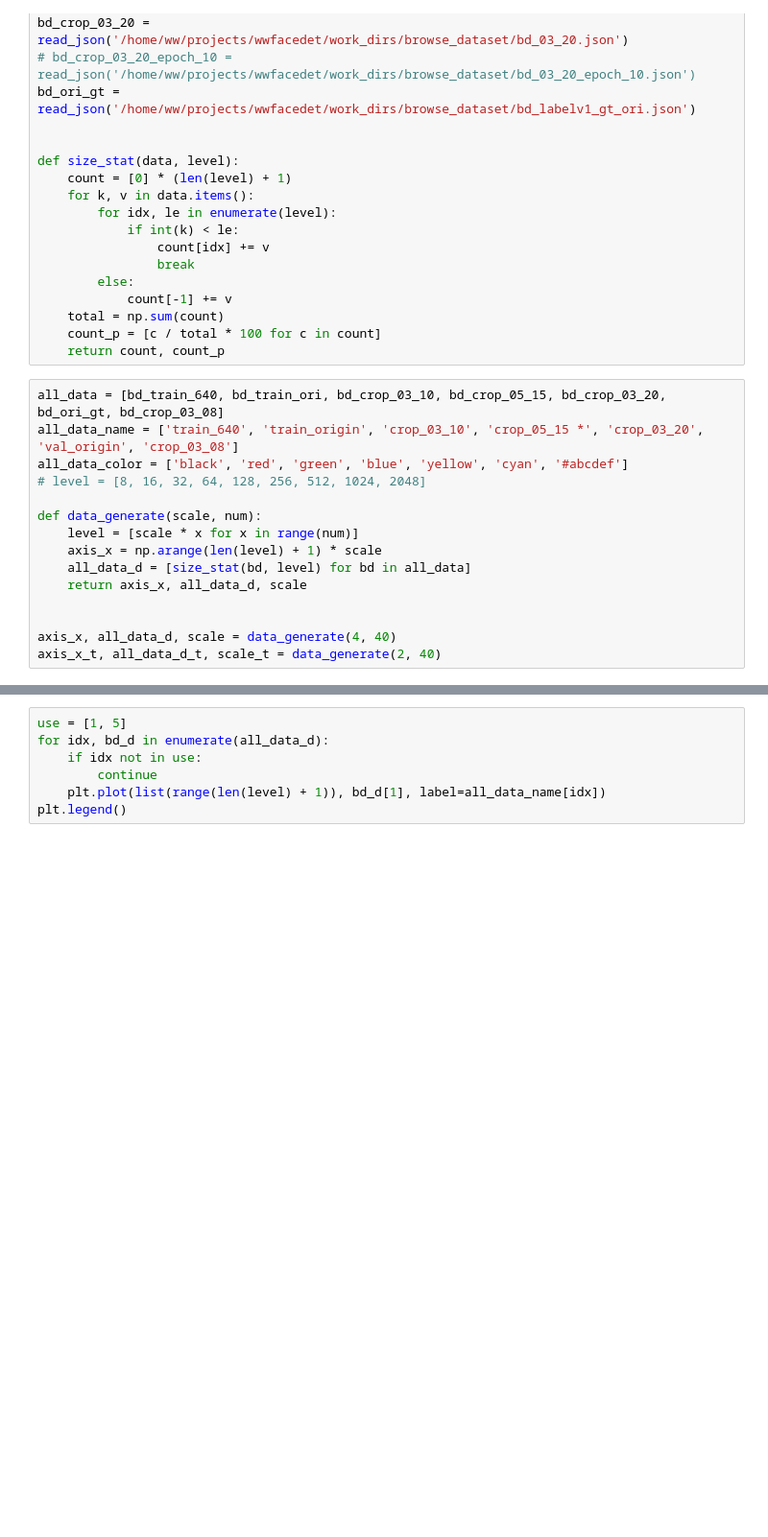
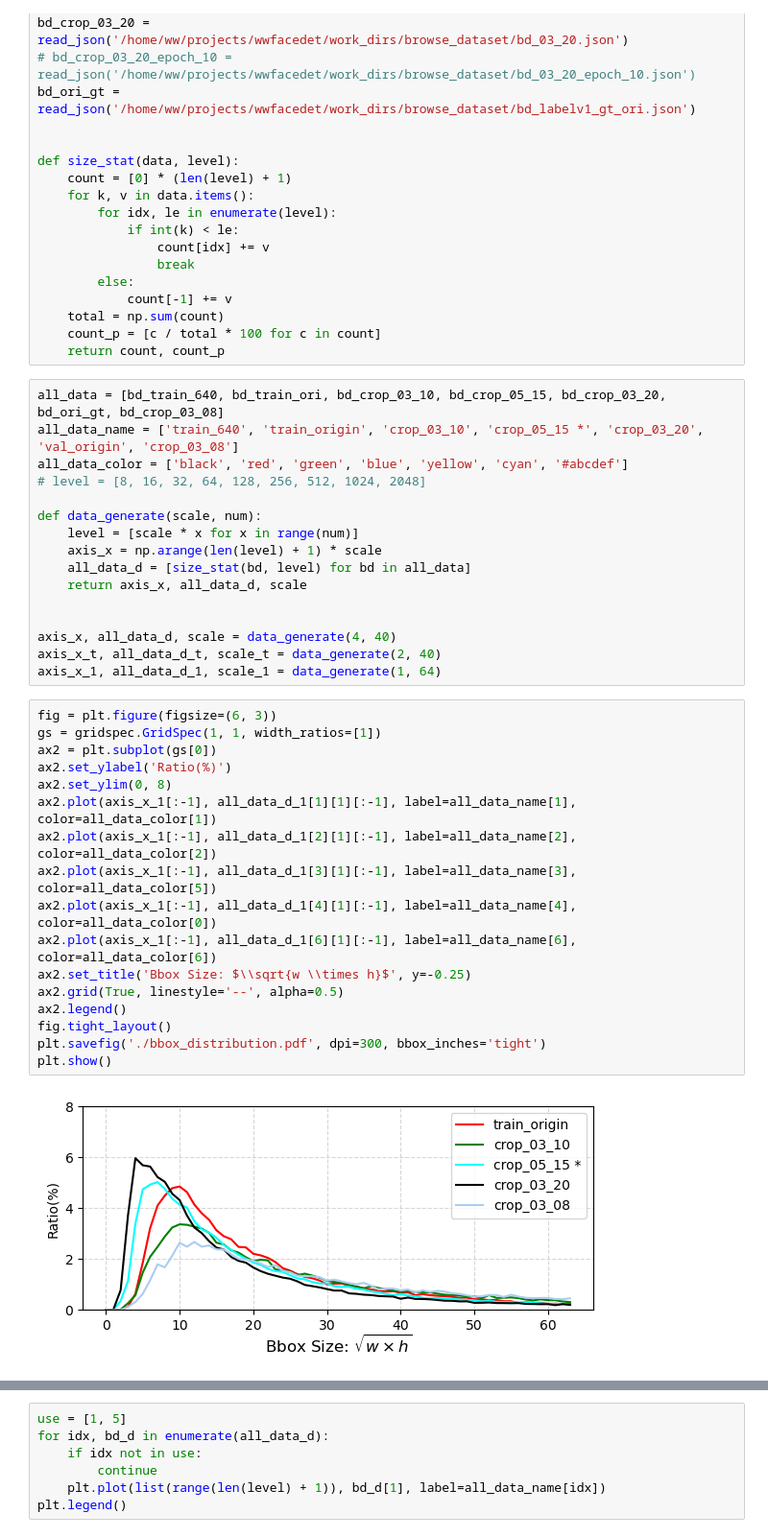
Before and after one commit to Wwupup/wwfacedet, a Jupyter notebook: experiments/bbox_distribution.ipynb, the cells around one changed output, grey strips where cells are left out. Shown at 96% size. Cells and saved outputs as stored; diff of their text form; blank space fills up the shorter version.

```diff
--- a/experiments/bbox_distribution.ipynb
+++ b/experiments/bbox_distribution.ipynb
@@ -46,6 +46,26 @@ def data_generate(scale, num):
 
 axis_x, all_data_d, scale = data_generate(4, 40)
 axis_x_t, all_data_d_t, scale_t = data_generate(2, 40)
+axis_x_1, all_data_d_1, scale_1 = data_generate(1, 64)
+# %%
+fig = plt.figure(figsize=(6, 3))
+gs = gridspec.GridSpec(1, 1, width_ratios=[1])
+ax2 = plt.subplot(gs[0])
+ax2.set_ylabel('Ratio(%)')
+ax2.set_ylim(0, 8)
+ax2.plot(axis_x_1[:-1], all_data_d_1[1][1][:-1], label=all_data_name[1], color=all_data_color[1])
+ax2.plot(axis_x_1[:-1], all_data_d_1[2][1][:-1], label=all_data_name[2], color=all_data_color[2])
+ax2.plot(axis_x_1[:-1], all_data_d_1[3][1][:-1], label=all_data_name[3], color=all_data_color[5])
+ax2.plot(axis_x_1[:-1], all_data_d_1[4][1][:-1], label=all_data_name[4], color=all_data_color[0])
+ax2.plot(axis_x_1[:-1], all_data_d_1[6][1][:-1], label=all_data_name[6], color=all_data_color[6])
+ax2.set_title('Bbox Size: $\\sqrt{w \\times h}$', y=-0.25)
+ax2.grid(True, linestyle='--', alpha=0.5)
+ax2.legend()
+fig.tight_layout()
+plt.savefig('./bbox_distribution.pdf', dpi=300, bbox_inches='tight')
+plt.show()
+# %% [output]
+[figure, added]
 # %%
 # gs = gridspec.GridSpec(1, 3, width_ratios=[1, 1, 1])
 gs = gridspec.GridSpec(1, 2, width_ratios=[1, 1])
```
Also changed, not shown: parts of 1 cell of this notebook, 5 other files.
